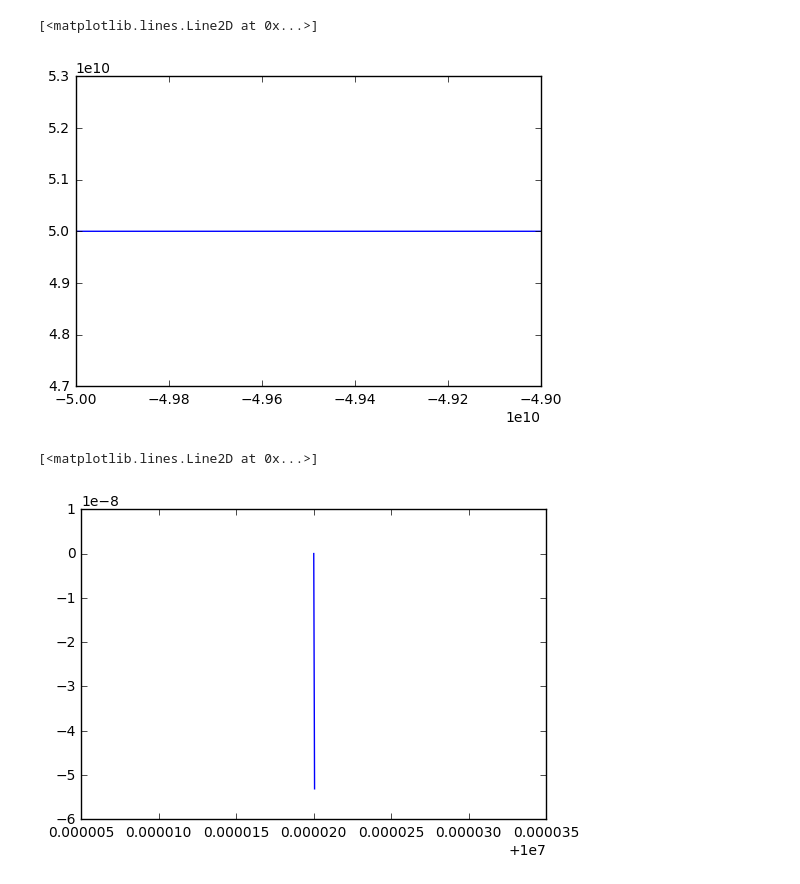
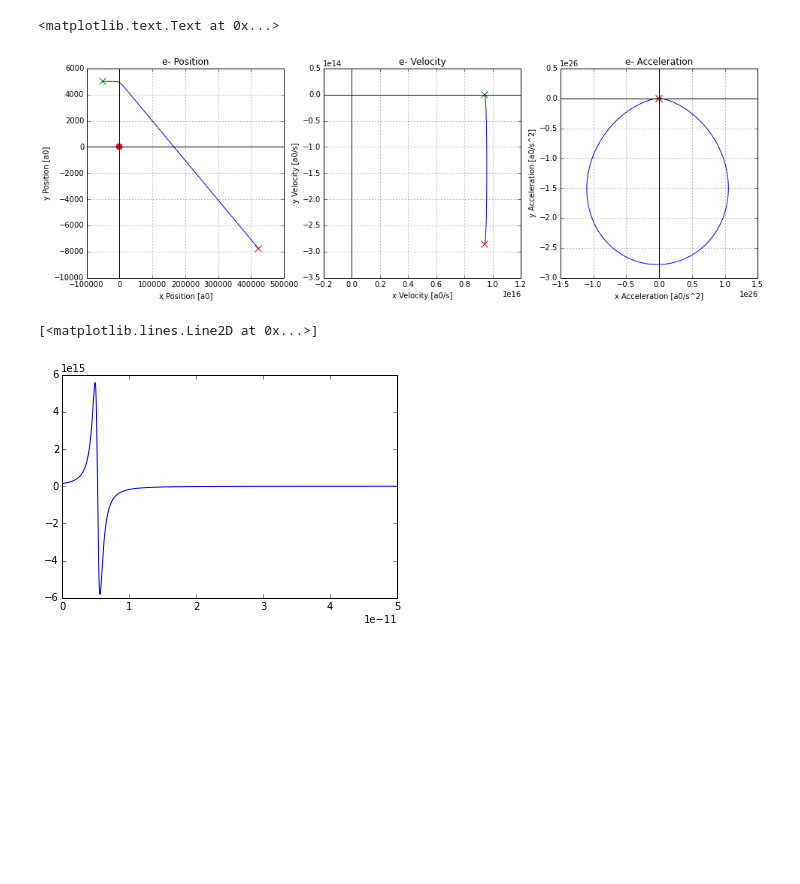
Before and after one commit to loganhowe/howe_phys239, a Jupyter notebook: hw_3/hw_3.ipynb, the cells around one changed output. Saved outputs shown, nothing was run; the diff lists cells and outputs as text; code cells hidden in the pictures; blank space fills up the shorter version.

```diff
--- a/hw_3/hw_3.ipynb
+++ b/hw_3/hw_3.ipynb
@@ -28,22 +33,66 @@ a[0, :] = (a0_x, a0_y)
 # %%
 for i in range(N_t - 1):
-    dr = [v[i, 0]*dt + 1/2*a[i, 0]*dt**2, v[i, 1]*dt + 1/2*a[i, 1]*dt**2]
-    r[i + 1, :] = r[i, :] + dr
-    a_new = Z*q**2/m_e/(np.sqrt(r[i + 1, 0]**2 + r[i + 1, 1]**2))
-    theta = np.arctan(r[i + 1, 1]/r[i + 1, 0])
-    ax = a_new*np.cos(theta)
-    ay = a_new*np.sin(theta)
-    a[i + 1, :] = [ax, ay]
-    v[i + 1, :] = [v[i, 0] + a[i, 0]*dt, v[i, 1] + a[i, 1]*dt]
+    if i == 0:
+        # store initial conditions
+        r[i, :] = (x0, y0)
+        v[i, :] = (v0_x, v0_y)
+        a[i, :] = (a0_x, a0_y)
+    else:
+        # caluclate change in e- position based on old v and a
+        dr = (v[i - 1, 0]*dt + 1/2*a[i - 1, 0]*dt**2, v[i - 1, 1]*dt + 1/2*a[i - 1, 1]*dt**2)
+        r[i, :] = r[i - 1, :] + dr
+
+        # basically doing polar corrdinates and getting x and y components using abs(a) and theta
+        theta = np.arctan2(r[i, 1], r[i, 0])
+        a_new = k*Z*q*(-q)/m_e/(r[i, 0]**2 + r[i, 1]**2)
+        ax = a_new*np.cos(theta)
+        ay = a_new*np.sin(theta)
+        # new a
+        a[i, :] = (ax, ay)
+
+        # change in v and new v
+        dv = (a[i - 1, 0]*dt, a[i - 1, 1]*dt)
+        v[i, :] = v[i - 1, :] + dv
+# %%
+plt.figure(0, figsize = (16,5))
+plt.subplot(131)
+plt.plot(r[:, 0]/r_bohr, r[:, 1]/r_bohr)
+plt.scatter(0, 0, marker ='o', s = 60, color = 'r')
+plt.scatter(x0/r_bohr, y0/r_bohr, marker ='x', s = 80, color = 'g')
+# put a circle at the origin for the ion
+plt.scatter(r[-1, 0]/r_bohr, r[-1, 1]/r_bohr, marker ='x', s = 80, color = 'r')
+plt.grid(True)
+plt.axhline(y = 0, color = 'k')
+plt.axvline(x = 0, color = 'k')
+plt.xlabel('x Position [a0]')
+plt.ylabel('y Position [a0]')
+plt.title('e- Position')
+plt.subplot(132)
+plt.plot(v[:, 0]/r_bohr, v[:, 1]/r_bohr)
+plt.scatter(v0_x/r_bohr, v0_y, marker ='x', s = 80, color = 'g')
+plt.scatter(v[-1, 0]/r_bohr, v[-1, 1]/r_bohr, marker ='x', s = 80, color = 'r')
+plt.grid(True)
+plt.axhline(y = 0, color = 'k')
+plt.axvline(x = 0, color = 'k')
+plt.xlabel('x Velocity [a0/s]')
+plt.ylabel('y Velocity [a0/s]')
+plt.title('e- Velocity')
+plt.subplot(133)
+plt.plot(a[:, 0]/r_bohr, a[:, 1]/r_bohr)
+plt.scatter(0, 0, marker ='x', s = 80, color = 'g')
+plt.scatter(a[-1, 0]/r_bohr, a[-1, 1]/r_bohr, marker ='x', s = 80, color = 'r')
+plt.grid(True)
+plt.axhline(y = 0, color = 'k')
+plt.axvline(x = 0, color = 'k')
+plt.xlabel('x Acceleration [a0/s^2]')
+plt.ylabel('y Acceleration [a0/s^2]')
+plt.title('e- Acceleration')
+# %% [output]
+<matplotlib.text.Text at 0x...>
+[figure, added]
 # %%
-plt.figure(0)
-plt.plot(r[:, 0], r[:, 1])
+plt.figure(2)
+plt.plot(np.linspace(0, N_t*dt, N_t - 1), a[:, 0])
 # %% [output]
 [<matplotlib.lines.Line2D at 0x...>]
-[figure, old version]
+[figure, new version]
-# %%
-plt.figure(0)
-plt.plot(v[:, 0], v[:, 1])
-# %% [output]
-[<matplotlib.lines.Line2D at 0x...>]
-[figure, removed]
```
Also changed, not shown: parts of 21 cells of this notebook.
